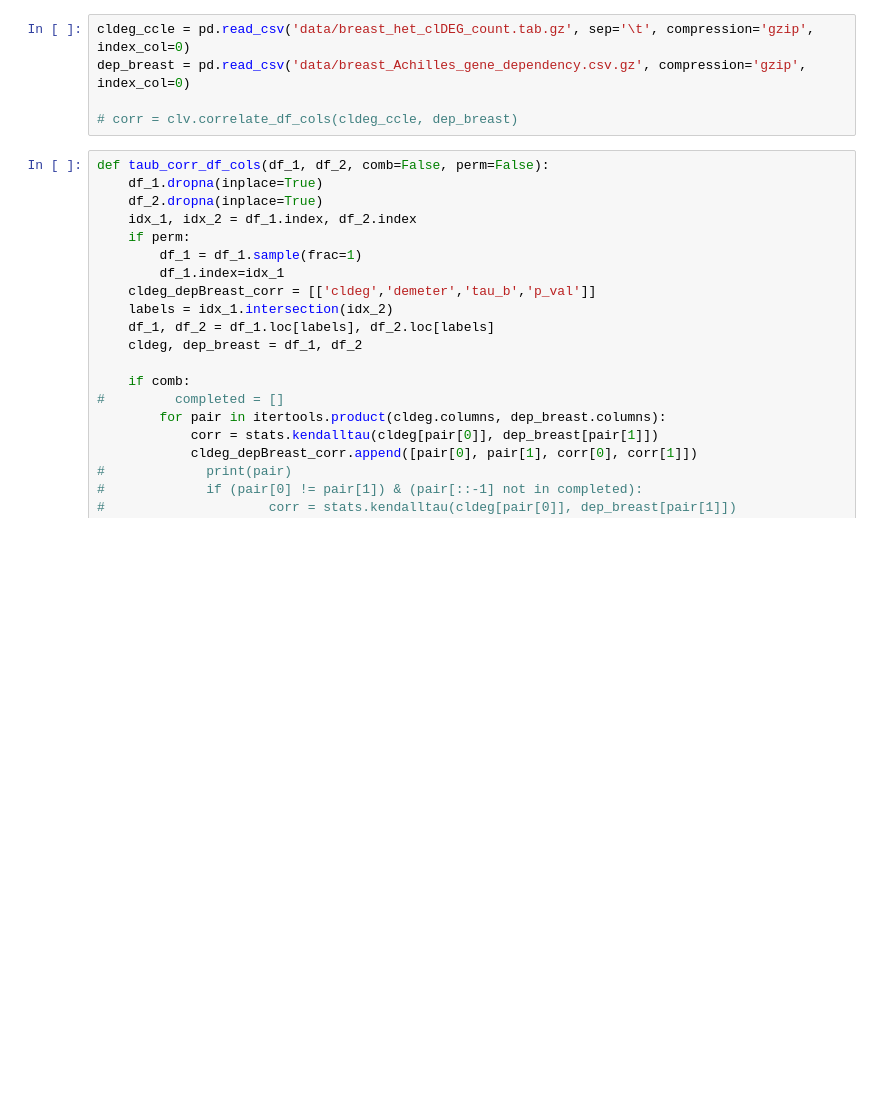
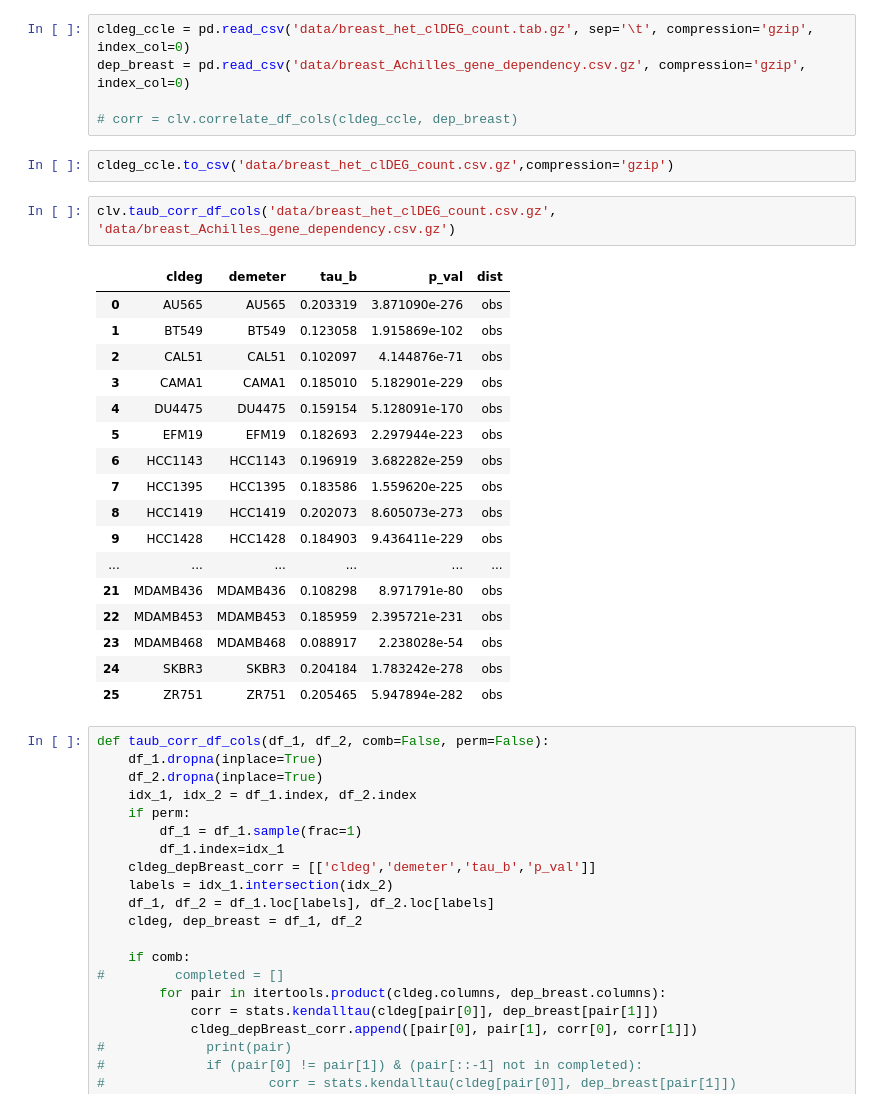
Before and after one commit to thjmattth/clove, a Jupyter notebook: validation_tcga_ccle.ipynb, the cells around one changed output. Saved outputs shown, nothing was run; the diff lists cells and outputs as text; blank space fills up the shorter version.

```diff
--- a/validation_tcga_ccle.ipynb
+++ b/validation_tcga_ccle.ipynb
@@ -166,6 +166,28 @@ cldeg_ccle = pd.read_csv('data/breast_het_clDEG_count.tab.gz', sep='\t', compres
 dep_breast = pd.read_csv('data/breast_Achilles_gene_dependency.csv.gz', compression='gzip', index_col=0)
 
 # corr = clv.correlate_df_cols(cldeg_ccle, dep_breast)
+# %%
+cldeg_ccle.to_csv('data/breast_het_clDEG_count.csv.gz',compression='gzip')
+# %%
+clv.taub_corr_df_cols('data/breast_het_clDEG_count.csv.gz', 'data/breast_Achilles_gene_dependency.csv.gz')
+# %% [output]
+|  | cldeg | demeter | tau_b | p_val | dist |
+| 0 | AU565 | AU565 | 0.203319 | 3.871090e-276 | obs |
+| 1 | BT549 | BT549 | 0.123058 | 1.915869e-102 | obs |
+| 2 | CAL51 | CAL51 | 0.102097 | 4.144876e-71 | obs |
+| 3 | CAMA1 | CAMA1 | 0.185010 | 5.182901e-229 | obs |
+| 4 | DU4475 | DU4475 | 0.159154 | 5.128091e-170 | obs |
+| 5 | EFM19 | EFM19 | 0.182693 | 2.297944e-223 | obs |
+| 6 | HCC1143 | HCC1143 | 0.196919 | 3.682282e-259 | obs |
+| 7 | HCC1395 | HCC1395 | 0.183586 | 1.559620e-225 | obs |
+| 8 | HCC1419 | HCC1419 | 0.202073 | 8.605073e-273 | obs |
+| 9 | HCC1428 | HCC1428 | 0.184903 | 9.436411e-229 | obs |
+| ... | ... | ... | ... | ... | ... |
+| 21 | MDAMB436 | MDAMB436 | 0.108298 | 8.971791e-80 | obs |
+| 22 | MDAMB453 | MDAMB453 | 0.185959 | 2.395721e-231 | obs |
+| 23 | MDAMB468 | MDAMB468 | 0.088917 | 2.238028e-54 | obs |
+| 24 | SKBR3 | SKBR3 | 0.204184 | 1.783242e-278 | obs |
+| 25 | ZR751 | ZR751 | 0.205465 | 5.947894e-282 | obs |
 # %%
 def taub_corr_df_cols(df_1, df_2, comb=False, perm=False):
     df_1.dropna(inplace=True)
```
Also changed, not shown: 2 other files.
